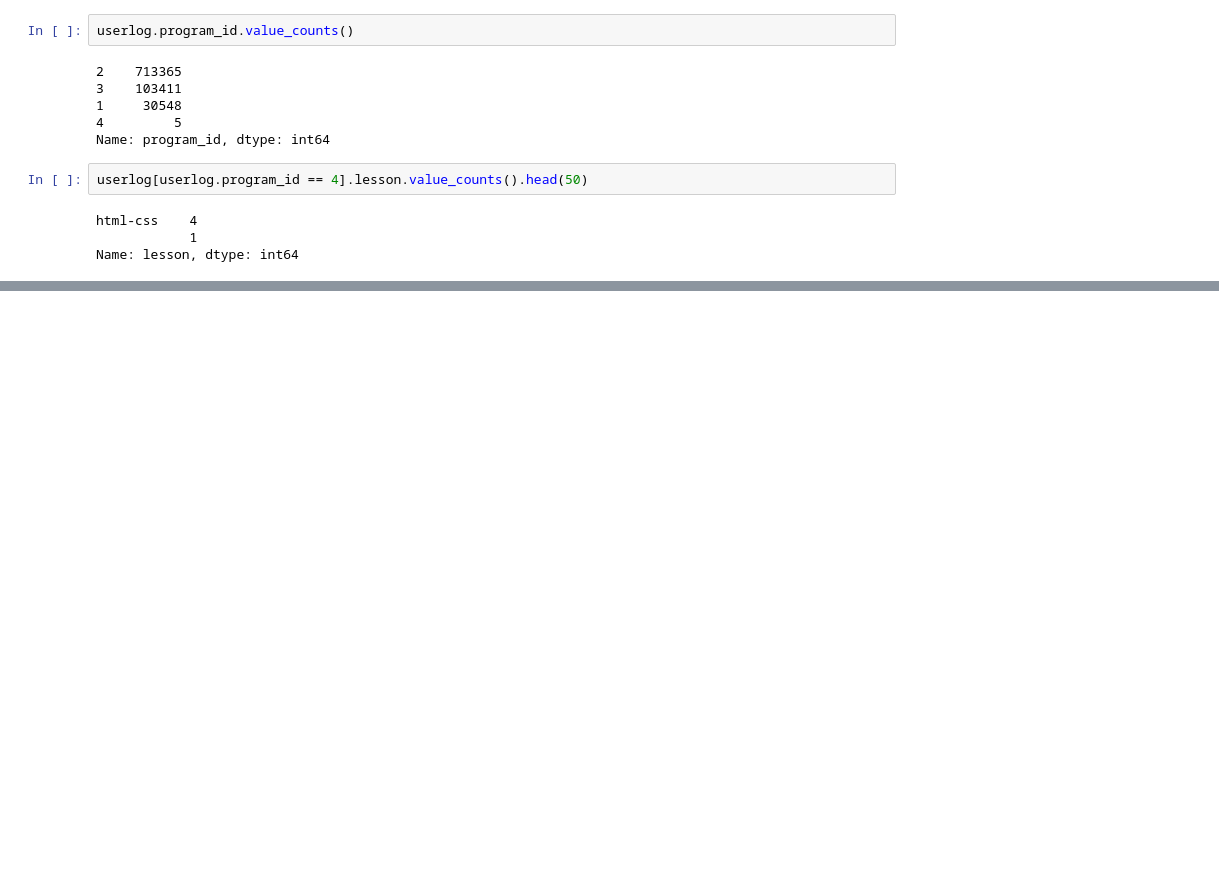
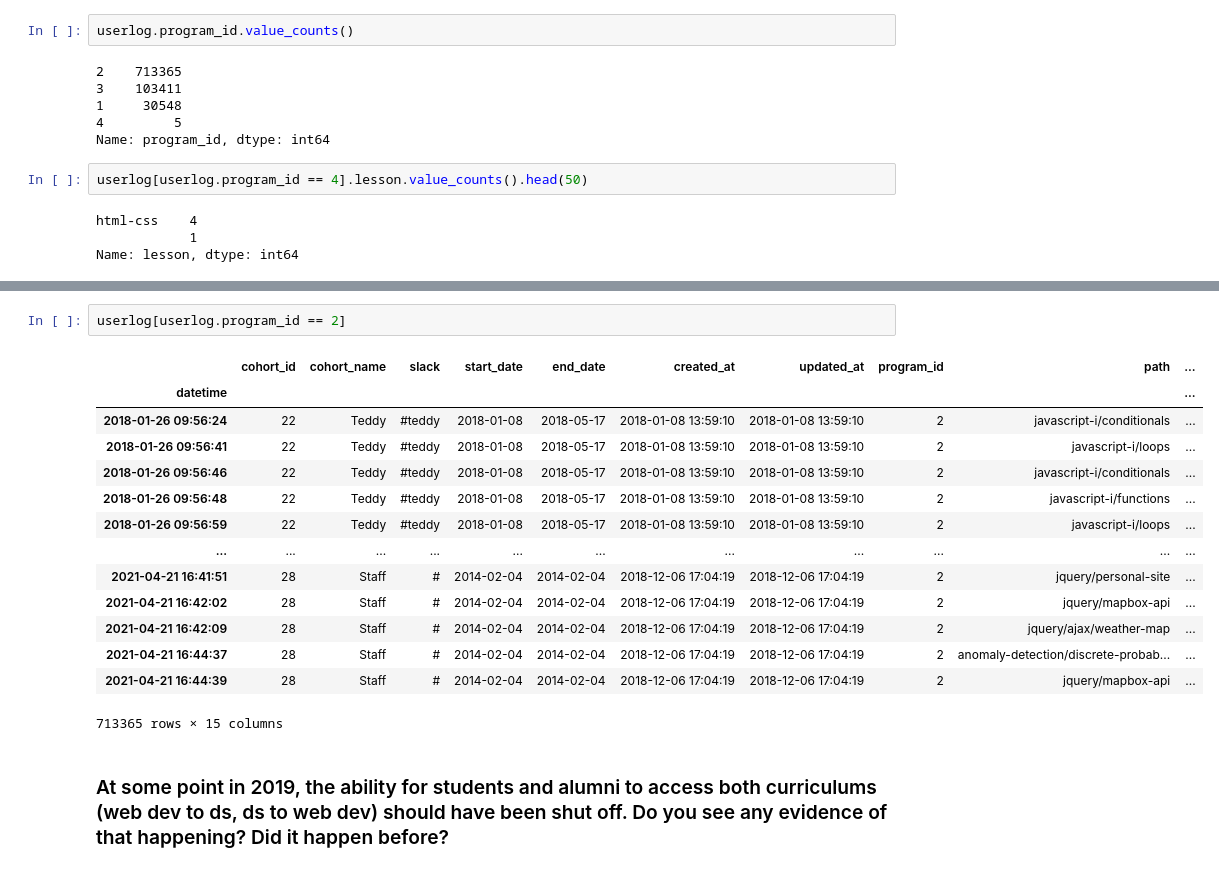
Before and after one commit to AnomalySweeper/user-log-anomaly-detection, a Jupyter notebook: bts-student-log-project-workflow.ipynb, the cells around one changed output, grey strips where cells are left out. Cells and saved outputs as stored; diff of their text form; blank space fills up the shorter version.

```diff
--- a/bts-student-log-project-workflow.ipynb
+++ b/bts-student-log-project-workflow.ipynb
@@ -236,0 +177,19 @@ Name: lesson, dtype: int64
+# %%
+userlog[userlog.program_id == 2]
+# %% [output]
+|  | cohort_id | cohort_name | slack | start_date | end_date | created_at | updated_at | program_id | path | ... |
+| datetime |  |  |  |  |  |  |  |  |  | ... |
+| 2018-01-26 09:56:24 | 22 | Teddy | #teddy | 2018-01-08 | 2018-05-17 | 2018-01-08 13:59:10 | 2018-01-08 13:59:10 | 2 | javascript-i/conditionals | ... |
+| 2018-01-26 09:56:41 | 22 | Teddy | #teddy | 2018-01-08 | 2018-05-17 | 2018-01-08 13:59:10 | 2018-01-08 13:59:10 | 2 | javascript-i/loops | ... |
+| 2018-01-26 09:56:46 | 22 | Teddy | #teddy | 2018-01-08 | 2018-05-17 | 2018-01-08 13:59:10 | 2018-01-08 13:59:10 | 2 | javascript-i/conditionals | ... |
+| 2018-01-26 09:56:48 | 22 | Teddy | #teddy | 2018-01-08 | 2018-05-17 | 2018-01-08 13:59:10 | 2018-01-08 13:59:10 | 2 | javascript-i/functions | ... |
+| 2018-01-26 09:56:59 | 22 | Teddy | #teddy | 2018-01-08 | 2018-05-17 | 2018-01-08 13:59:10 | 2018-01-08 13:59:10 | 2 | javascript-i/loops | ... |
+| ... | ... | ... | ... | ... | ... | ... | ... | ... | ... | ... |
+| 2021-04-21 16:41:51 | 28 | Staff | # | 2014-02-04 | 2014-02-04 | 2018-12-06 17:04:19 | 2018-12-06 17:04:19 | 2 | jquery/personal-site | ... |
+| 2021-04-21 16:42:02 | 28 | Staff | # | 2014-02-04 | 2014-02-04 | 2018-12-06 17:04:19 | 2018-12-06 17:04:19 | 2 | jquery/mapbox-api | ... |
+| 2021-04-21 16:42:09 | 28 | Staff | # | 2014-02-04 | 2014-02-04 | 2018-12-06 17:04:19 | 2018-12-06 17:04:19 | 2 | jquery/ajax/weather-map | ... |
+| 2021-04-21 16:44:37 | 28 | Staff | # | 2014-02-04 | 2014-02-04 | 2018-12-06 17:04:19 | 2018-12-06 17:04:19 | 2 | anomaly-detection/discrete-probab... | ... |
+| 2021-04-21 16:44:39 | 28 | Staff | # | 2014-02-04 | 2014-02-04 | 2018-12-06 17:04:19 | 2018-12-06 17:04:19 | 2 | jquery/mapbox-api | ... |
+713365 rows × 15 columns
+# %% [markdown]
+### At some point in 2019, the ability for students and alumni to access both curriculums (web dev to ds, ds to web dev) should have been shut off. Do you see any evidence of that happening? Did it happen before?
```
Also changed, not shown: parts of 45 cells of this notebook.
